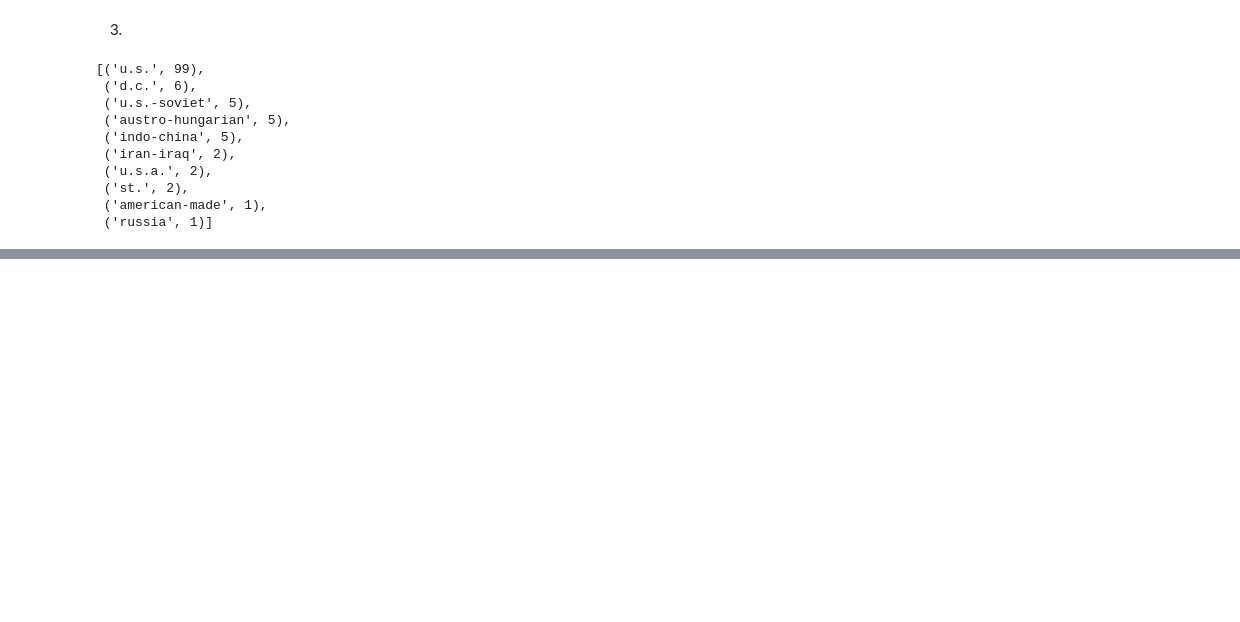
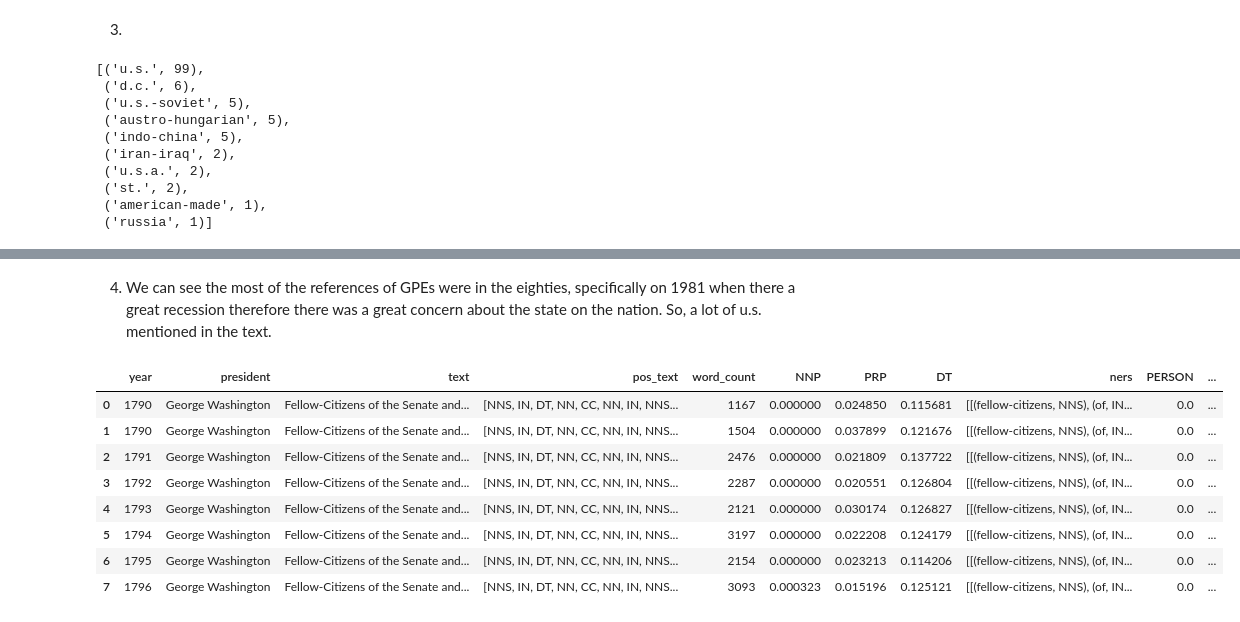
Before and after one commit to ofrik/NLP-HW3, a Jupyter notebook: HW3.ipynb, the cells around one changed output, grey strips where cells are left out. Saved outputs shown, nothing was run; the diff lists cells and outputs as text; code cells hidden in the pictures; blank space fills up the shorter version.

```diff
--- a/HW3.ipynb
+++ b/HW3.ipynb
@@ -300,0 +347,14 @@ most_common_gpes
+# %% [markdown]
+4) We can see the most of the references of GPEs were in the eighties, specifically on 1981 when there a great recession therefore there was a great concern about the state on the nation. So, a lot of u.s. mentioned in the text.
+# %%
+df[df["president"]=="George Washington"]
+# %% [output]
+|  | year | president | text | pos_text | word_count | NNP | PRP | DT | ners | PERSON | ... |
+| 0 | 1790 | George Washington | Fellow-Citizens of the Senate and... | [NNS, IN, DT, NN, CC, NN, IN, NNS... | 1167 | 0.000000 | 0.024850 | 0.115681 | [[(fellow-citizens, NNS), (of, IN... | 0.0 | ... |
+| 1 | 1790 | George Washington | Fellow-Citizens of the Senate and... | [NNS, IN, DT, NN, CC, NN, IN, NNS... | 1504 | 0.000000 | 0.037899 | 0.121676 | [[(fellow-citizens, NNS), (of, IN... | 0.0 | ... |
+| 2 | 1791 | George Washington | Fellow-Citizens of the Senate and... | [NNS, IN, DT, NN, CC, NN, IN, NNS... | 2476 | 0.000000 | 0.021809 | 0.137722 | [[(fellow-citizens, NNS), (of, IN... | 0.0 | ... |
+| 3 | 1792 | George Washington | Fellow-Citizens of the Senate and... | [NNS, IN, DT, NN, CC, NN, IN, NNS... | 2287 | 0.000000 | 0.020551 | 0.126804 | [[(fellow-citizens, NNS), (of, IN... | 0.0 | ... |
+| 4 | 1793 | George Washington | Fellow-Citizens of the Senate and... | [NNS, IN, DT, NN, CC, NN, IN, NNS... | 2121 | 0.000000 | 0.030174 | 0.126827 | [[(fellow-citizens, NNS), (of, IN... | 0.0 | ... |
+| 5 | 1794 | George Washington | Fellow-Citizens of the Senate and... | [NNS, IN, DT, NN, CC, NN, IN, NNS... | 3197 | 0.000000 | 0.022208 | 0.124179 | [[(fellow-citizens, NNS), (of, IN... | 0.0 | ... |
+| 6 | 1795 | George Washington | Fellow-Citizens of the Senate and... | [NNS, IN, DT, NN, CC, NN, IN, NNS... | 2154 | 0.000000 | 0.023213 | 0.114206 | [[(fellow-citizens, NNS), (of, IN... | 0.0 | ... |
+| 7 | 1796 | George Washington | Fellow-Citizens of the Senate and... | [NNS, IN, DT, NN, CC, NN, IN, NNS... | 3093 | 0.000323 | 0.015196 | 0.125121 | [[(fellow-citizens, NNS), (of, IN... | 0.0 | ... |
```
Also changed, not shown: parts of 19 cells of this notebook.
